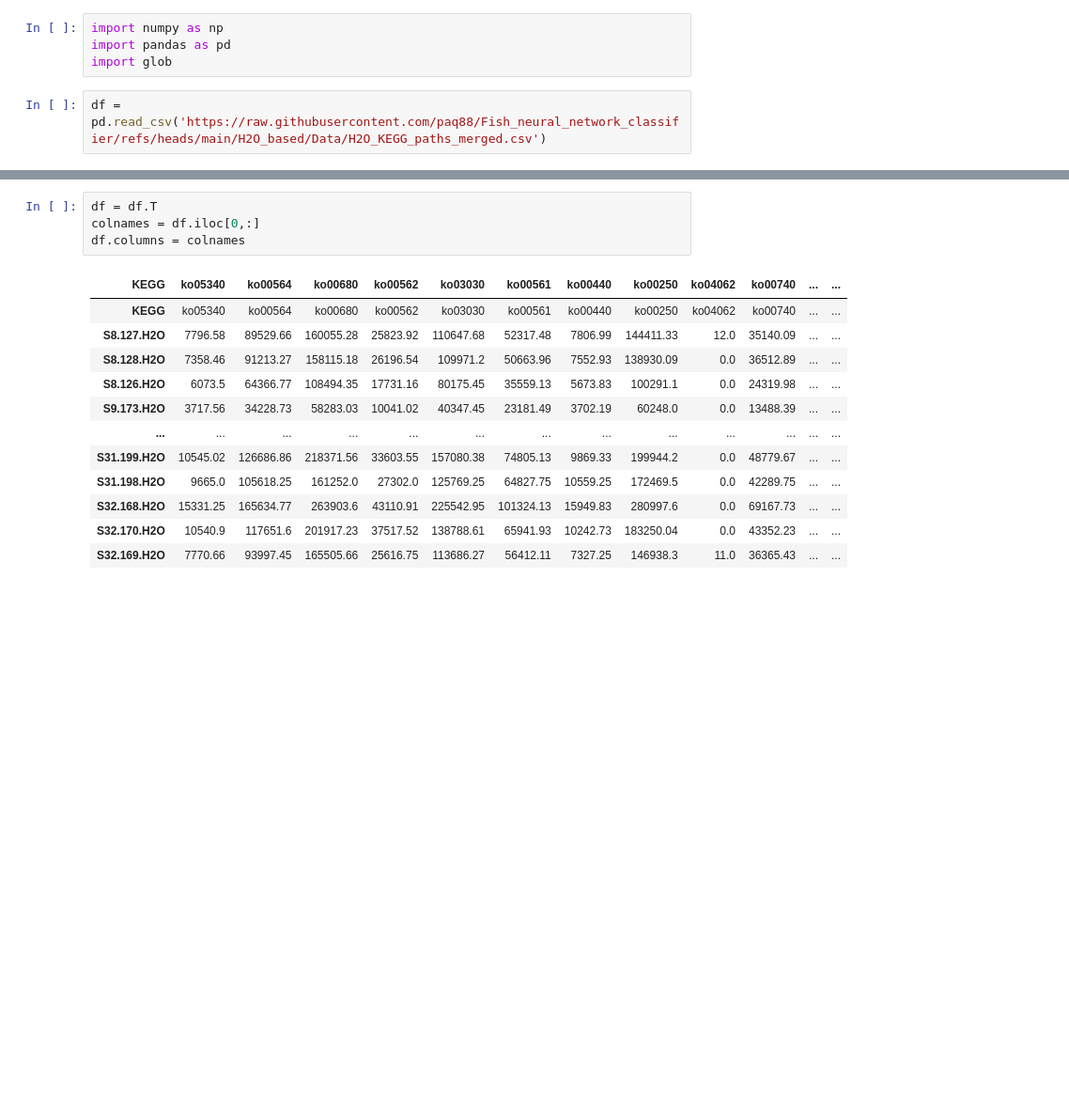
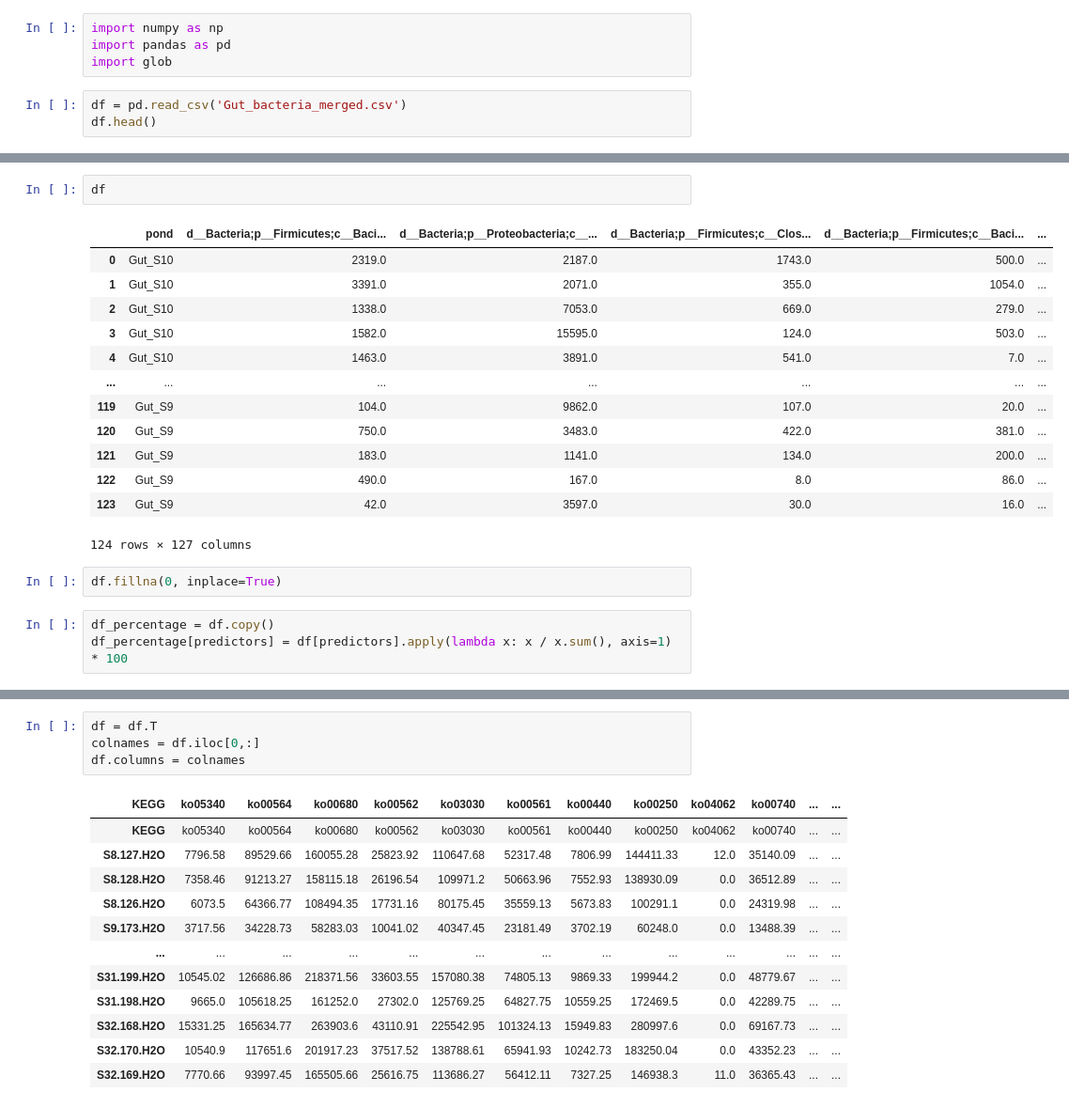
Before and after one commit to paq88/Fish_neural_network_classifier, a Jupyter notebook: Data_prep/data_prep.ipynb, the cells around one changed output, grey strips where cells are left out. Shown at 94% size. Cells and saved outputs as stored; diff of their text form; blank space fills up the shorter version.

Commit message:
file
percentage files created by dividing each cell by sum of a row * 100

```diff
--- a/Data_prep/data_prep.ipynb
+++ b/Data_prep/data_prep.ipynb
@@ -3,4 +3,5 @@ import numpy as np
 import pandas as pd
 import glob
 # %%
-df = pd.read_csv('https://raw.githubusercontent.com/paq88/Fish_neural_network_classifier/refs/heads/main/H2O_based/Data/H2O_KEGG_paths_merged.csv')
+df = pd.read_csv('Gut_bacteria_merged.csv')
+df.head()
@@ -6,0 +37,21 @@ df = pd.read_csv('https://raw.githubusercontent.com/paq88/Fish_neural_network_cl
+# %%
+df
+# %% [output]
+|  | pond | d__Bacteria;p__Firmicutes;c__Baci... | d__Bacteria;p__Proteobacteria;c__... | d__Bacteria;p__Firmicutes;c__Clos... | d__Bacteria;p__Firmicutes;c__Baci... | ... |
+| 0 | Gut_S10 | 2319.0 | 2187.0 | 1743.0 | 500.0 | ... |
+| 1 | Gut_S10 | 3391.0 | 2071.0 | 355.0 | 1054.0 | ... |
+| 2 | Gut_S10 | 1338.0 | 7053.0 | 669.0 | 279.0 | ... |
+| 3 | Gut_S10 | 1582.0 | 15595.0 | 124.0 | 503.0 | ... |
+| 4 | Gut_S10 | 1463.0 | 3891.0 | 541.0 | 7.0 | ... |
+| ... | ... | ... | ... | ... | ... | ... |
+| 119 | Gut_S9 | 104.0 | 9862.0 | 107.0 | 20.0 | ... |
+| 120 | Gut_S9 | 750.0 | 3483.0 | 422.0 | 381.0 | ... |
+| 121 | Gut_S9 | 183.0 | 1141.0 | 134.0 | 200.0 | ... |
+| 122 | Gut_S9 | 490.0 | 167.0 | 8.0 | 86.0 | ... |
+| 123 | Gut_S9 | 42.0 | 3597.0 | 30.0 | 16.0 | ... |
+124 rows × 127 columns
+# %%
+df.fillna(0, inplace=True)
+# %%
+df_percentage = df.copy()
+df_percentage[predictors] = df[predictors].apply(lambda x: x / x.sum(), axis=1) * 100
```
Also changed, not shown: parts of 4 cells of this notebook, 4 other files.
